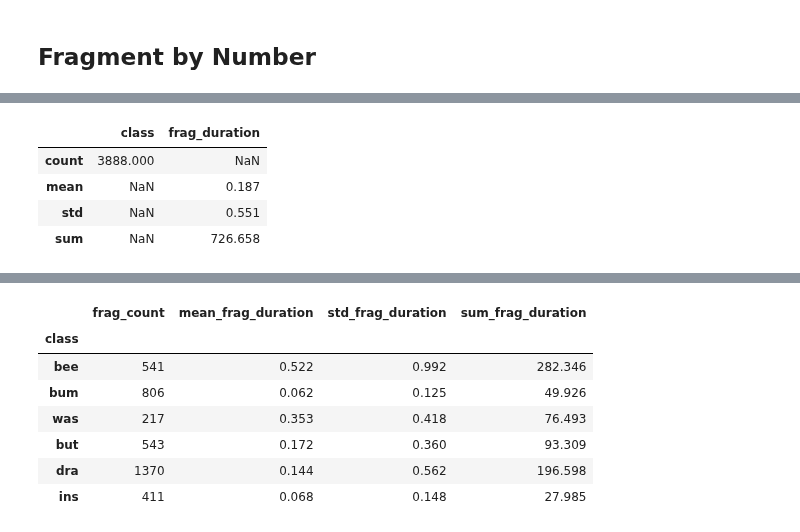
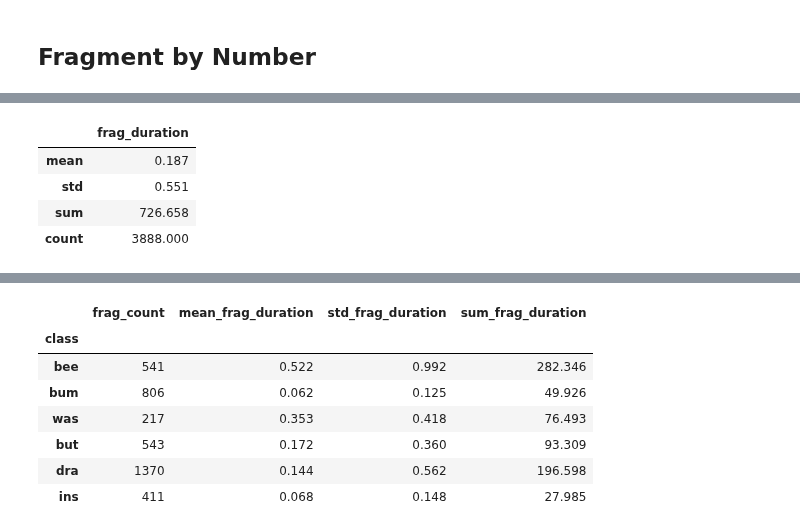
Before and after one commit to boeges/ma_point_cloud_processing, a Jupyter notebook: dataset_statistics.ipynb, the cells around one changed output, grey strips where cells are left out. Saved outputs shown, nothing was run; the diff lists cells and outputs as text; code cells hidden in the pictures.

```diff
--- a/dataset_statistics.ipynb
+++ b/dataset_statistics.ipynb
@@ -713,6 +697,11 @@ dtype: int64
 ## Fragment by Number
 # %%
 num_df = pd.read_csv("output/logs/fragmentation_by_num/fragments_ds5_4096pts.csv")
+num_df["frag_duration"] /= 1_000_000
 display(num_df)
+
+with pd.option_context('display.float_format', '{:0.3f}'.format):
+    print("Frag duration stats:")
+    print(num_df.frag_duration.describe())
 # %% [output]
 |  | scene | instance_id | fragment_id | class | frag_event_count | frag_duration |
@@ -731,23 +730,22 @@ display(num_df)
 # %%
 agg = {
-    "class": "count",
-    "frag_duration": ["mean","std","sum"],
+    "frag_duration": ["mean","std","sum","count"],
 }
 
 num_df1 = num_df.agg(agg)
 # rename multi-index columns (make 2 headers to 1 header)
 # num_df1.columns = [f'{j}_{i}' for i, j in num_df1.columns]
-# num_df1.rename(columns={"count_class":"frag_count"}, inplace=True)
+num_df1.rename(columns={"class":"frag_count"}, inplace=True)
 
-num_df1.loc["mean","frag_duration"] = num_df1.loc["mean","frag_duration"] / 1_000_000
-num_df1.loc["std","frag_duration"] = num_df1.loc["std","frag_duration"] / 1_000_000
-num_df1.loc["sum","frag_duration"] = num_df1.loc["sum","frag_duration"] / 1_000_000
+# num_df1.loc["mean","frag_duration"] = num_df1.loc["mean","frag_duration"] / 1_000_000
+# num_df1.loc["std","frag_duration"] = num_df1.loc["std","frag_duration"] / 1_000_000
+# num_df1.loc["sum","frag_duration"] = num_df1.loc["sum","frag_duration"] / 1_000_000
 
 with pd.option_context('display.float_format', '{:0.3f}'.format):
     display(num_df1)
 # %% [output]
-|  | class | frag_duration |
-| count | 3888.000 | NaN |
-| mean | NaN | 0.187 |
-| std | NaN | 0.551 |
-| sum | NaN | 726.658 |
+|  | frag_duration |
+| mean | 0.187 |
+| std | 0.551 |
+| sum | 726.658 |
+| count | 3888.000 |
```
Also changed, not shown: parts of 11 cells of this notebook, 1 other file.
